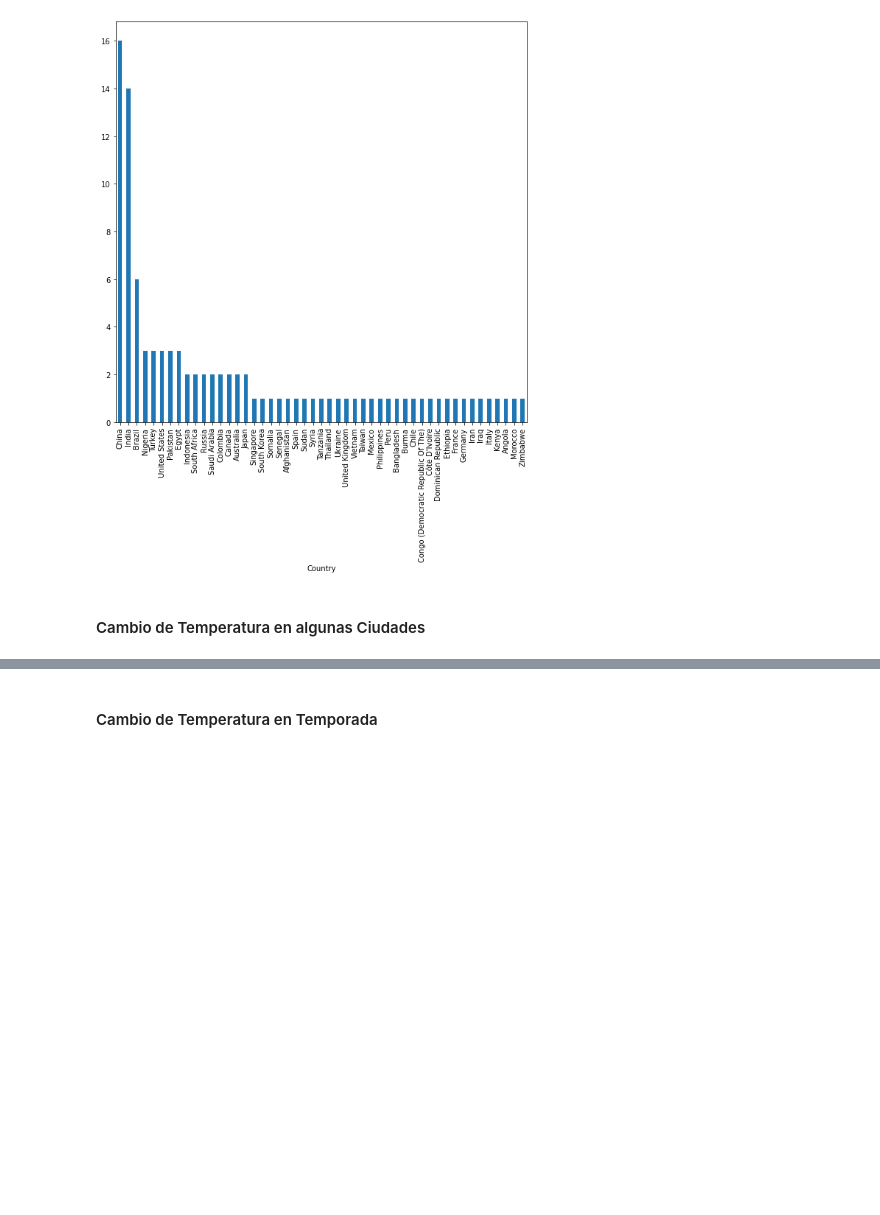
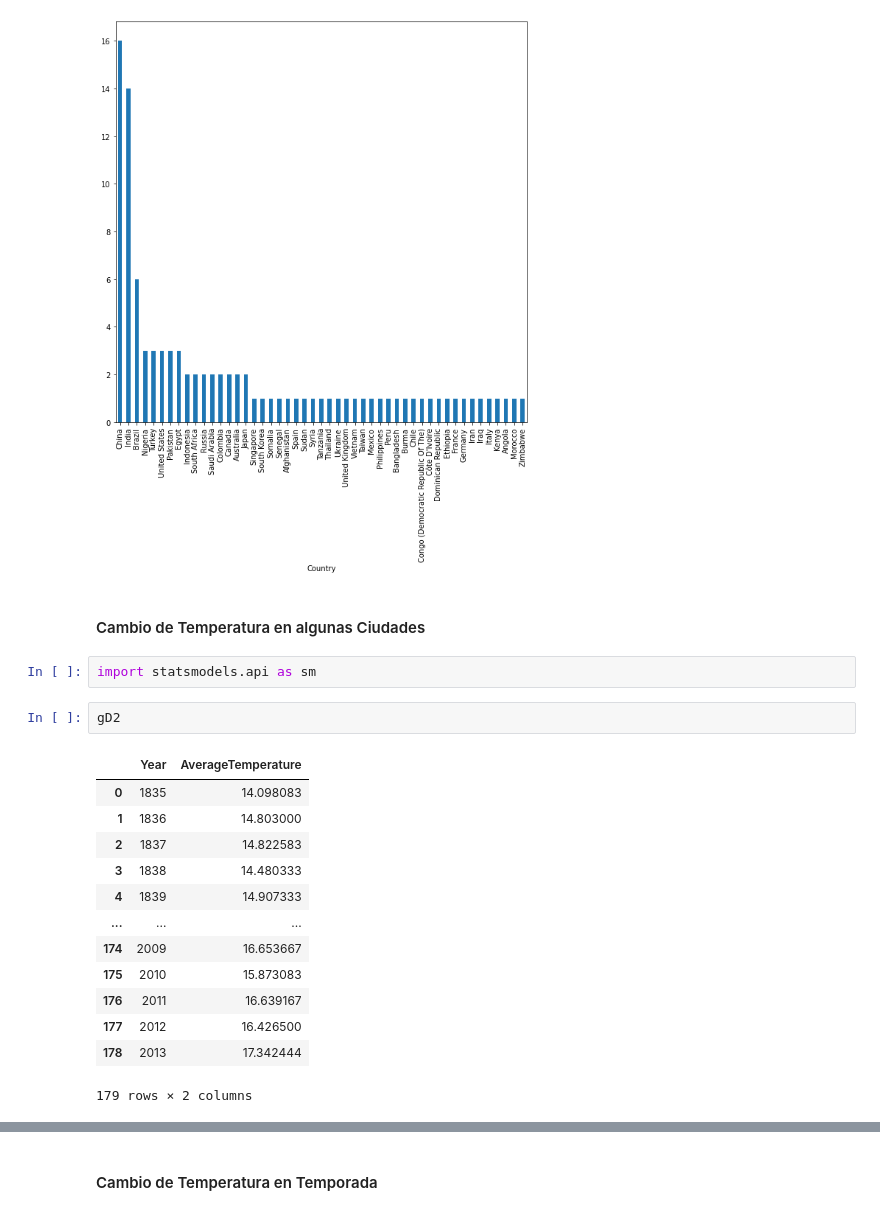
Before and after one commit to G4ll4rd0/ClimaGlobalPAD_O2022, a Jupyter notebook: TemperaturesByMCAnalisis.ipynb, the cells around one changed output, grey strips where cells are left out. Cells and saved outputs as stored; diff of their text form; blank space fills up the shorter version.

```diff
--- a/TemperaturesByMCAnalisis.ipynb
+++ b/TemperaturesByMCAnalisis.ipynb
@@ -336,3 +333,21 @@ data.groupby('Country')['City'].nunique().sort_values(ascending = False).plot(ki
 [figure]
 # %% [markdown]
 #### Cambio de Temperatura en algunas Ciudades
+# %%
+import statsmodels.api as sm
+# %%
+gD2
+# %% [output]
+|  | Year | AverageTemperature |
+| 0 | 1835 | 14.098083 |
+| 1 | 1836 | 14.803000 |
+| 2 | 1837 | 14.822583 |
+| 3 | 1838 | 14.480333 |
+| 4 | 1839 | 14.907333 |
+| ... | ... | ... |
+| 174 | 2009 | 16.653667 |
+| 175 | 2010 | 15.873083 |
+| 176 | 2011 | 16.639167 |
+| 177 | 2012 | 16.426500 |
+| 178 | 2013 | 17.342444 |
+179 rows × 2 columns
```
Also changed, not shown: parts of 11 cells of this notebook.
